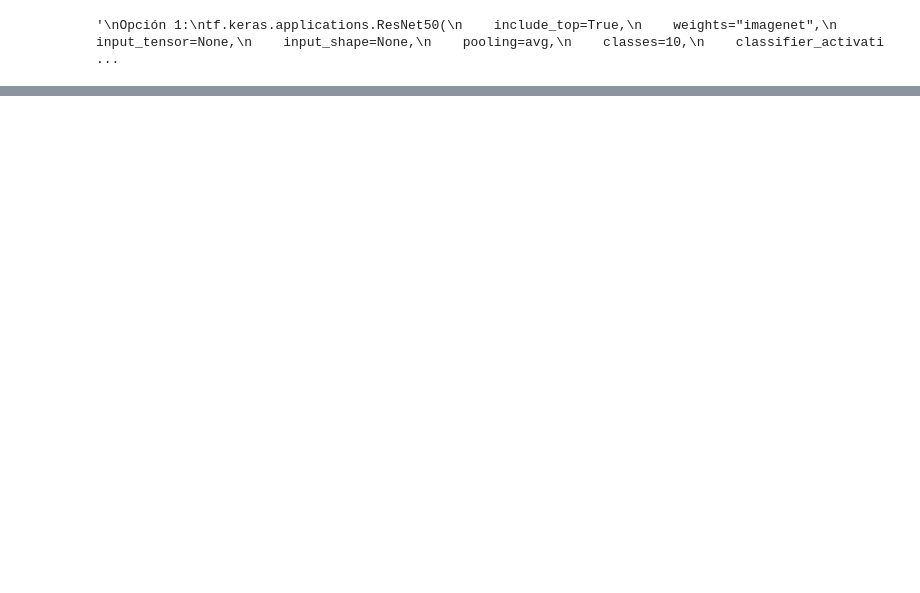
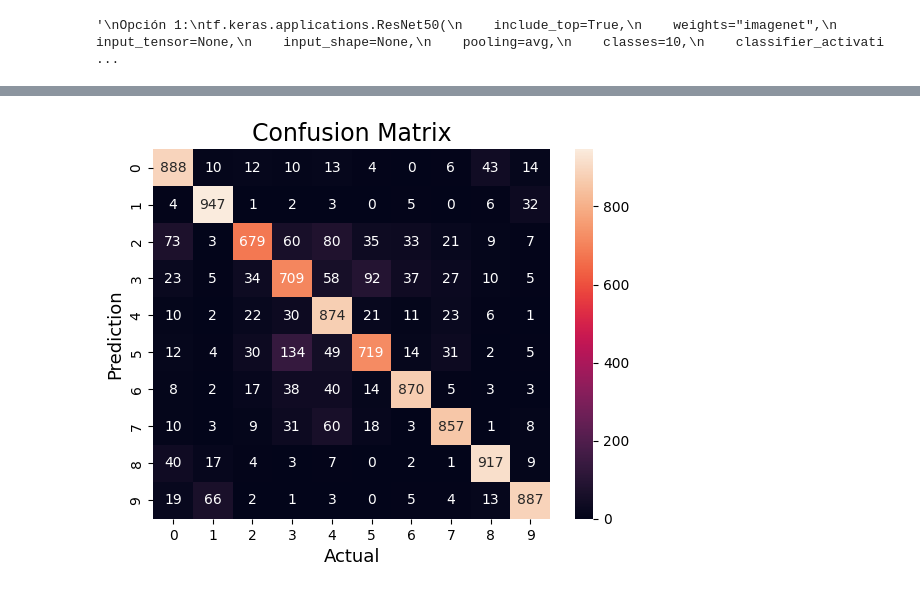
Before and after one commit to Larraguibel/ipreLotteryTicket2023-1, a Jupyter notebook: cifar/cifar10_ResNet_34.ipynb, the cells around one changed output, grey strips where cells are left out. Saved outputs shown, nothing was run; the diff lists cells and outputs as text; code cells hidden in the pictures; blank space fills up the shorter version.

Commit message:
matriz conf

```diff
--- a/cifar/cifar10_ResNet_34.ipynb
+++ b/cifar/cifar10_ResNet_34.ipynb
@@ -142,5 +134,5 @@ ________________________________________________________________________________
 model.compile(optimizer='adam', loss='sparse_categorical_crossentropy', metrics=['accuracy'])
 # %%
 # Fit
-r = model.fit(x_train, y_train, validation_data = (x_test, y_test), epochs = 10)
+r = model.fit(x_train, y_train, validation_data = (x_test, y_test), epochs = 20)
 # %% [output]
@@ -170,0 +163,7 @@ plt.legend()
+# %%
+# Matriz de confusión
+
+y_pred = model.predict(x_test)
+newy_pred = np.zeros(len(y_test))
+for i in range(len(y_test)):
+  newy_pred[i] = int(np.argmax(y_pred[i]))
@@ -170,0 +172,16 @@ plt.legend()
+# %%
+import seaborn as sns
+from sklearn.metrics import confusion_matrix
+
+cm = confusion_matrix(y_test, newy_pred)
+
+#Plot the confusion matrix.
+sns.heatmap(cm,
+            annot=True,
+            fmt='g')
+plt.ylabel('Prediction',fontsize=13)
+plt.xlabel('Actual',fontsize=13)
+plt.title('Confusion Matrix',fontsize=17)
+plt.show()
+# %% [output]
+[figure, added]
```
Also changed, not shown: parts of 7 cells of this notebook, 2 other files.
